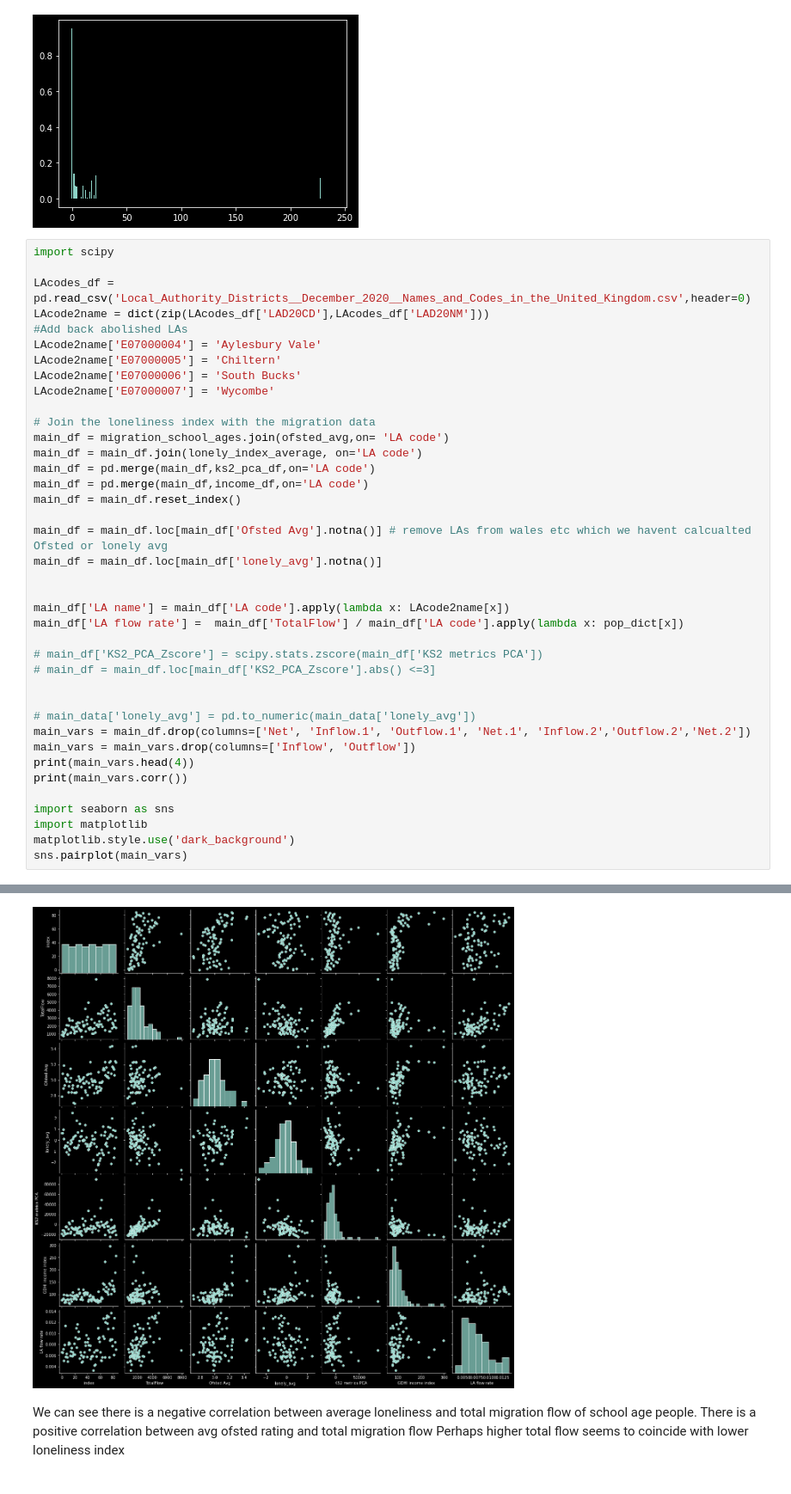
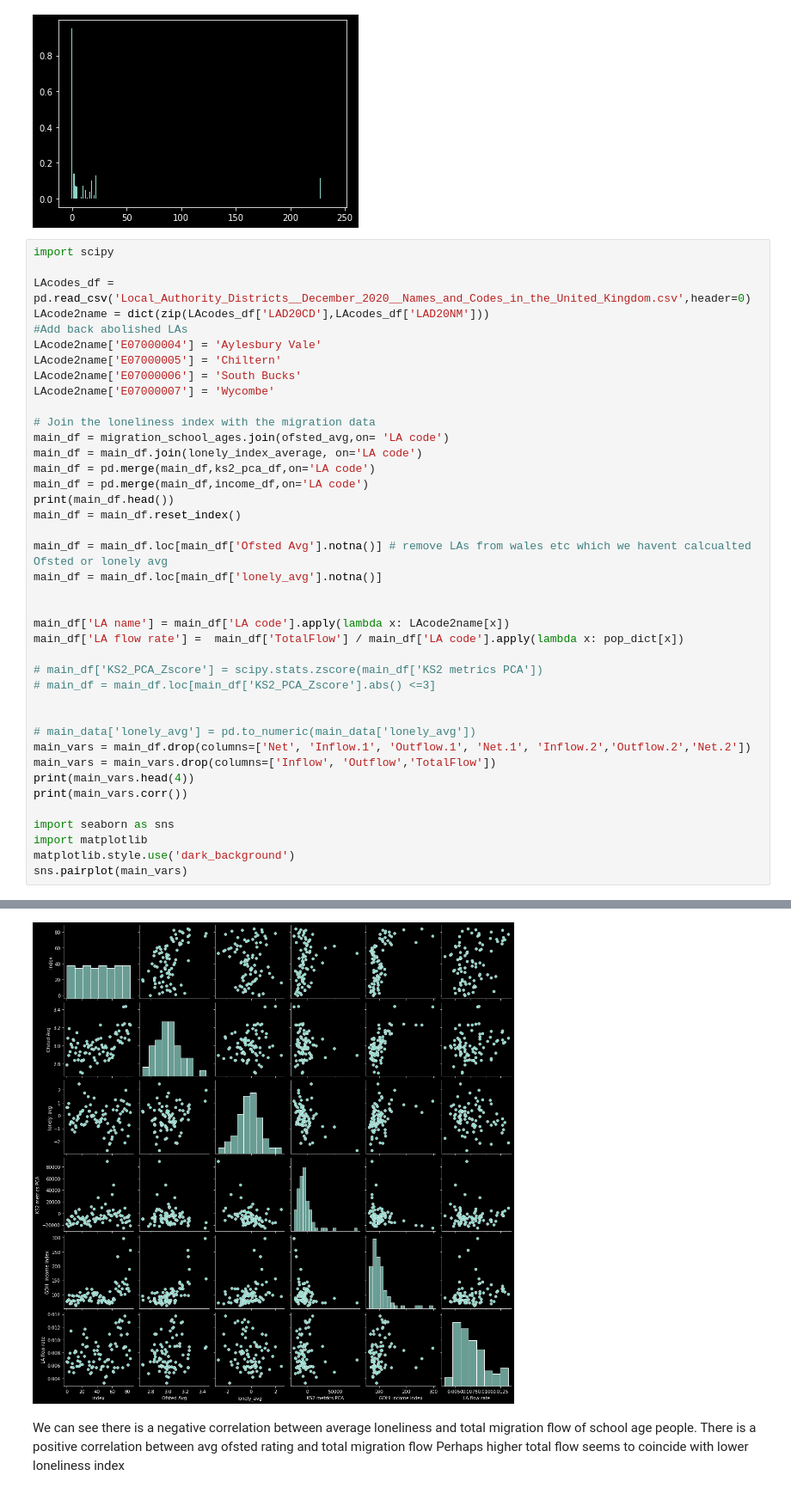
Before and after one commit to JonathanMarriott/ADS-Loneliness, a Jupyter notebook: school ranking and income/school_analysis.ipynb, the cells around one changed output, grey strips where cells are left out. Shown at 86% size. Drawn from its saved outputs; the diff is of its cells as text.

```diff
--- a/school ranking and income/school_analysis.ipynb
+++ b/school ranking and income/school_analysis.ipynb
@@ -209,6 +209,7 @@ main_df = migration_school_ages.join(ofsted_avg,on= 'LA code')
 main_df = main_df.join(lonely_index_average, on='LA code')
 main_df = pd.merge(main_df,ks2_pca_df,on='LA code')
 main_df = pd.merge(main_df,income_df,on='LA code')
+print(main_df.head())
 main_df = main_df.reset_index()
 
 main_df = main_df.loc[main_df['Ofsted Avg'].notna()] # remove LAs from wales etc which we havent calcualted Ofsted or lonely avg
@@ -224,7 +225,7 @@ main_df['LA flow rate'] =  main_df['TotalFlow'] / main_df['LA code'].apply(lambd
 
 # main_data['lonely_avg'] = pd.to_numeric(main_data['lonely_avg'])
 main_vars = main_df.drop(columns=['Net', 'Inflow.1', 'Outflow.1', 'Net.1', 'Inflow.2','Outflow.2','Net.2'])
-main_vars = main_vars.drop(columns=['Inflow', 'Outflow'])
+main_vars = main_vars.drop(columns=['Inflow', 'Outflow','TotalFlow'])
 print(main_vars.head(4))
 print(main_vars.corr())
 
@@ -253,5 +254,5 @@ LA flow rate             -0.020540           0.165782      1.000000
 <seaborn.axisgrid.PairGrid at 0x...>
-[figure, old version]
+[figure, new version]
 # %% [markdown]
 We can see there is a negative correlation between average loneliness and total migration flow of school age people.
 There is a positive correlation between avg ofsted rating and total migration flow
```
Also changed, not shown: parts of 2 cells of this notebook, 15 other files.
